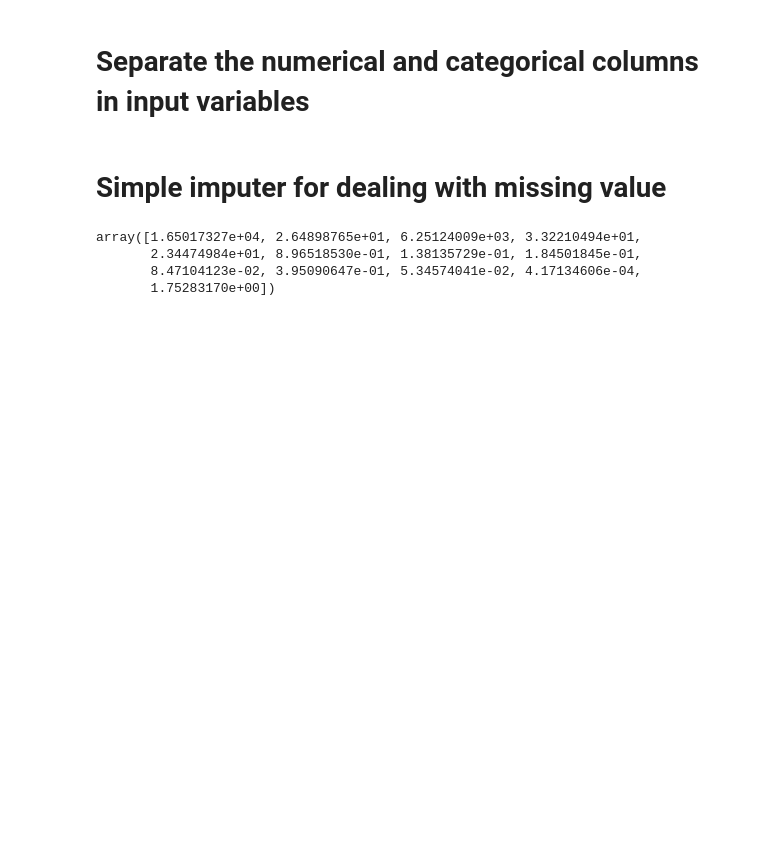
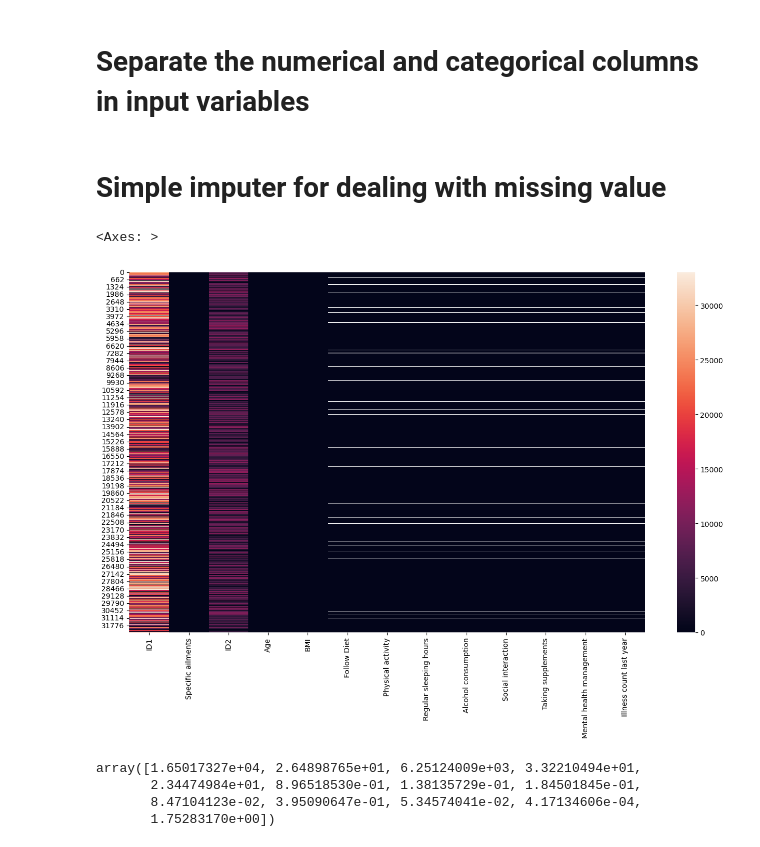
Before and after one commit to imsubhadra/Hathakon-Prediction-of-healthy-life_style, a Jupyter notebook: subhadra_project_SA.ipynb, the cells around one changed output. Cells and saved outputs as stored; diff of their text form; code cells hidden in the pictures; blank space fills up the shorter version.

```diff
--- a/subhadra_project_SA.ipynb
+++ b/subhadra_project_SA.ipynb
@@ -291,6 +319,13 @@ X_num=X.select_dtypes(include="number")
 X_cat=X.select_dtypes(include="object")
 # %% [markdown]
 # Simple imputer for dealing with missing value
+# %%
+# heatmap
+plt.figure(figsize=(16,9))
+sns.heatmap(X_num)
+# %% [output]
+<Axes: >
+[figure, added]
 # %%
 X[X_num.columns]=imputer.fit_transform(X_num)
 # %%
```
Also changed, not shown: parts of 7 cells of this notebook.
